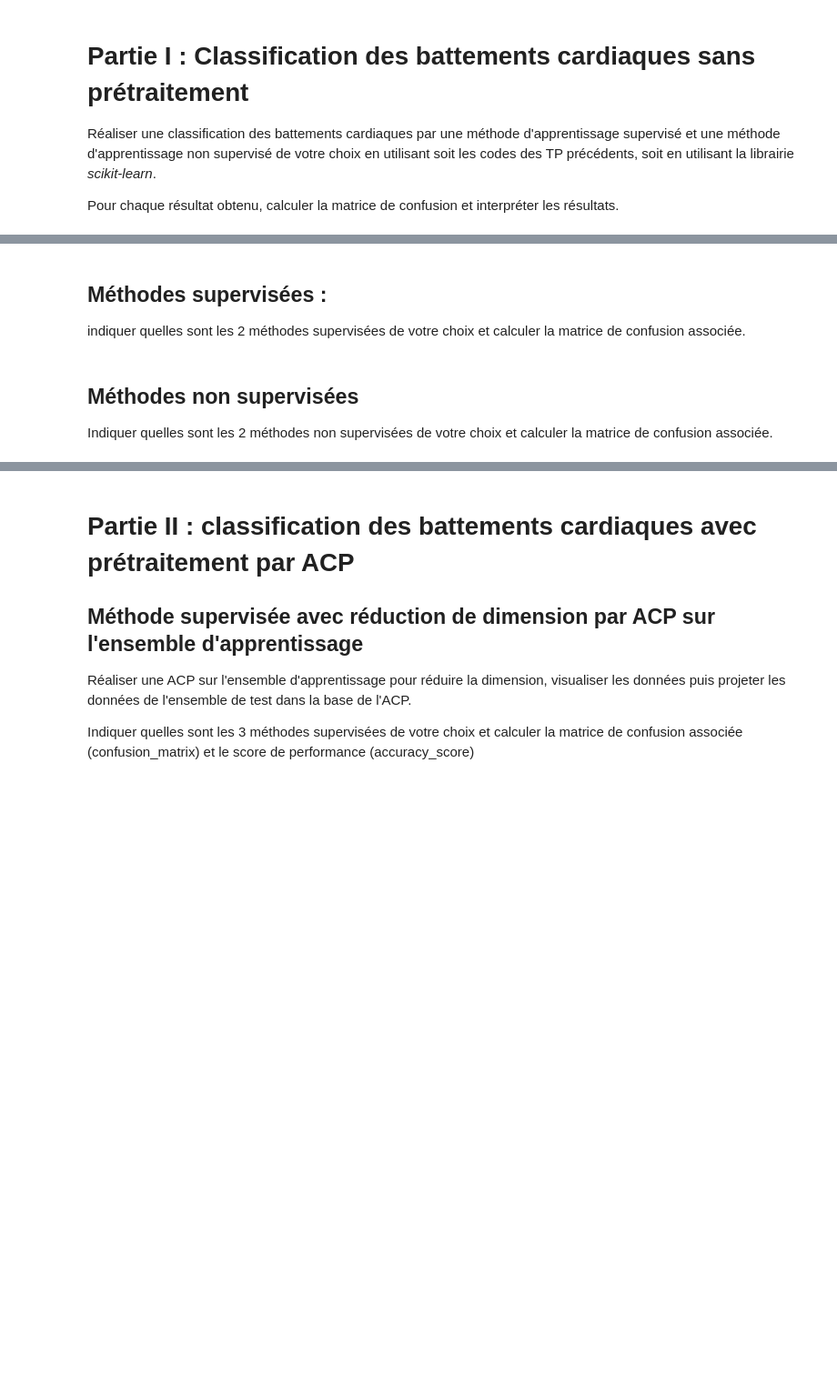
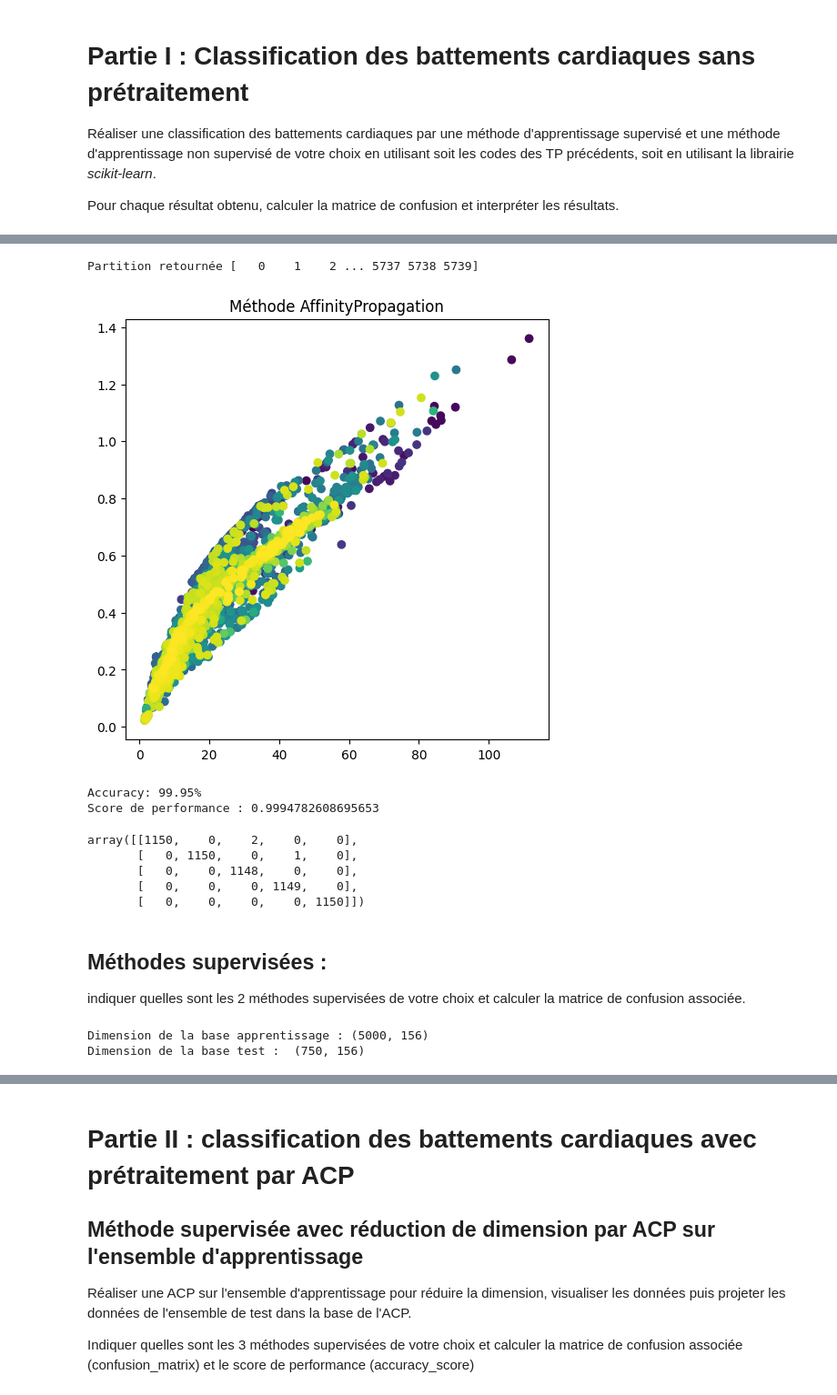
Before and after one commit to ellieee12/ecg_data_classification, a Jupyter notebook: Projet_ECG_Etudiant.ipynb, the cells around one changed output, grey strips where cells are left out. Shown at 91% size. Drawn from its saved outputs; the diff is of its cells as text; code cells hidden in the pictures; blank space fills up the shorter version.

```diff
--- a/Projet_ECG_Etudiant.ipynb
+++ b/Projet_ECG_Etudiant.ipynb
@@ -108,13 +151,50 @@ Pour chaque résultat obtenu, calculer la matrice de confusion et interpréter l
+# %%
+# Seconde méthode: AffinityPropagation
+from sklearn.cluster import AffinityPropagation
+
+y_pred = AffinityPropagation(max_iter=80, convergence_iter=1, random_state=42).fit_predict(DataFull)
+
+print('Partition retournée',y_pred)
+
+# Affichage des clusters
+plt.figure(figsize=(6, 6))
+plt.scatter(DataFull[:, 0], DataFull[:, 1], c=y_pred)
+plt.title("Méthode AffinityPropagation")
+plt.show()
+
+y_label_clusturing = correspondance(y_pred,LabelFull.astype(np.int64))
+accuracy = np.mean(y_label_clusturing == LabelFull)
+print(f"Accuracy: {accuracy:.2%}")
+
+from sklearn.metrics import accuracy_score
+# Evaluation de la performance du modèle à l'aide de la vérité terrain y_test
+print('Score de performance :',accuracy_score(y_label_clusturing, LabelFull))
+
+
+from sklearn.metrics import confusion_matrix
+# Calcul de la matrice de confusion
+confusion_matrix(y_label_clusturing, LabelFull)
+# %% [output]
+Partition retournée [   0    1    2 ... 5737 5738 5739]
+[figure, added]
+Accuracy: 99.95%
+Score de performance : 0.9994782608695653
+array([[1150,    0,    2,    0,    0],
+       [   0, 1150,    0,    1,    0],
+       [   0,    0, 1148,    0,    0],
+       [   0,    0,    0, 1149,    0],
+       [   0,    0,    0,    0, 1150]])
 # %% [markdown]
 ## Méthodes supervisées  :
 indiquer quelles sont les 2 méthodes supervisées de votre choix et calculer la matrice de confusion associée.
 # %%
-from sklearn.metrics import confusion_matrix
+X_train = DataFeatureApp
+X_test = DataFeatureTest
+y_train = LabelApp
+y_test = LabelTest
 
-# Calcul de la matrice de confusion
-
-#confusion_matrix(y_true, y_pred)
+print('Dimension de la base apprentissage :',X_train.shape)
+print('Dimension de la base test : ',X_test.shape)
+# %% [output]
+Dimension de la base apprentissage : (5000, 156)
+Dimension de la base test :  (750, 156)
-# %% [markdown]
-## Méthodes non supervisées
-
-Indiquer quelles sont les 2 méthodes non supervisées de votre choix et calculer la matrice de confusion associée.
```
Also changed, not shown: parts of 5 cells of this notebook.
